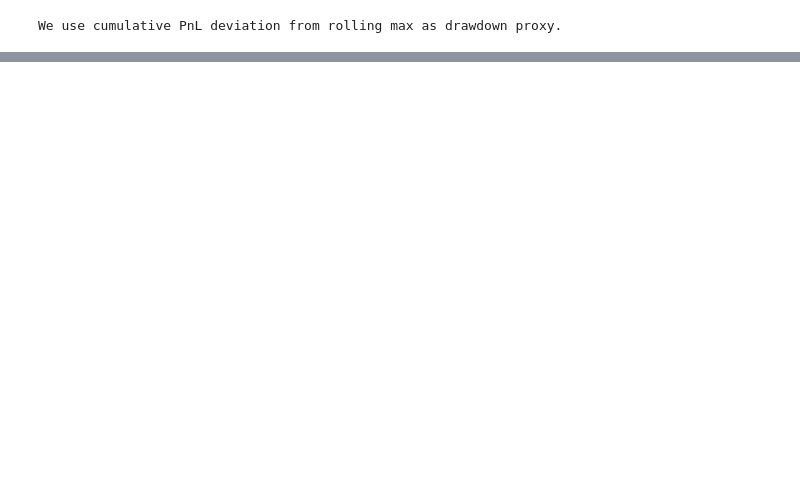
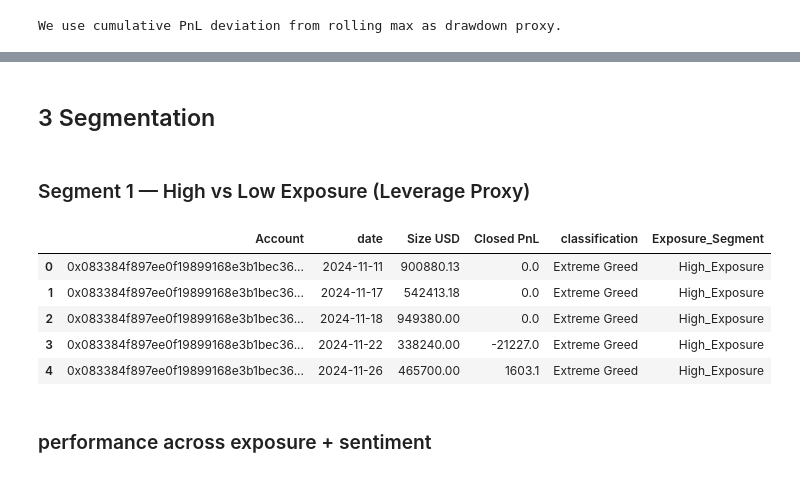
Before and after one commit to Anil-939181/Trader-Performance-vs-Market-Sentiment, a Jupyter notebook: notebooks/Analysis.ipynb, the cells around one changed output, grey strips where cells are left out. Drawn from its saved outputs; the diff is of its cells as text; code cells hidden in the pictures; blank space fills up the shorter version.

Commit message:
Segment traders into high vs low exposure groups using daily traded USD as leverage proxy

```diff
--- a/notebooks/Analysis.ipynb
+++ b/notebooks/Analysis.ipynb
@@ -321,0 +359,33 @@ We use cumulative PnL deviation from rolling max as drawdown proxy.
+# %% [markdown]
+## 3 Segmentation
+# %% [markdown]
+### Segment 1 — High vs Low Exposure (Leverage Proxy)
+# %%
+# Create daily exposure with sentiment and pnl
+daily_exposure = (
+    merged.groupby(["Account", "date"])
+    .agg({
+        "Size USD": "sum",
+        "Closed PnL": "sum",
+        "classification": "first"
+    })
+    .reset_index()
+)
+
+# Create exposure segment (proxy for leverage)
+daily_exposure["Exposure_Segment"] = pd.qcut(
+    daily_exposure["Size USD"],
+    2,
+    labels=["Low_Exposure", "High_Exposure"]
+)
+
+daily_exposure.head()
+# %% [output]
+|  | Account | date | Size USD | Closed PnL | classification | Exposure_Segment |
+| 0 | 0x083384f897ee0f19899168e3b1bec36... | 2024-11-11 | 900880.13 | 0.0 | Extreme Greed | High_Exposure |
+| 1 | 0x083384f897ee0f19899168e3b1bec36... | 2024-11-17 | 542413.18 | 0.0 | Extreme Greed | High_Exposure |
+| 2 | 0x083384f897ee0f19899168e3b1bec36... | 2024-11-18 | 949380.00 | 0.0 | Extreme Greed | High_Exposure |
+| 3 | 0x083384f897ee0f19899168e3b1bec36... | 2024-11-22 | 338240.00 | -21227.0 | Extreme Greed | High_Exposure |
+| 4 | 0x083384f897ee0f19899168e3b1bec36... | 2024-11-26 | 465700.00 | 1603.1 | Extreme Greed | High_Exposure |
+# %% [markdown]
+### performance across exposure + sentiment
```
Also changed, not shown: parts of 5 cells of this notebook.
